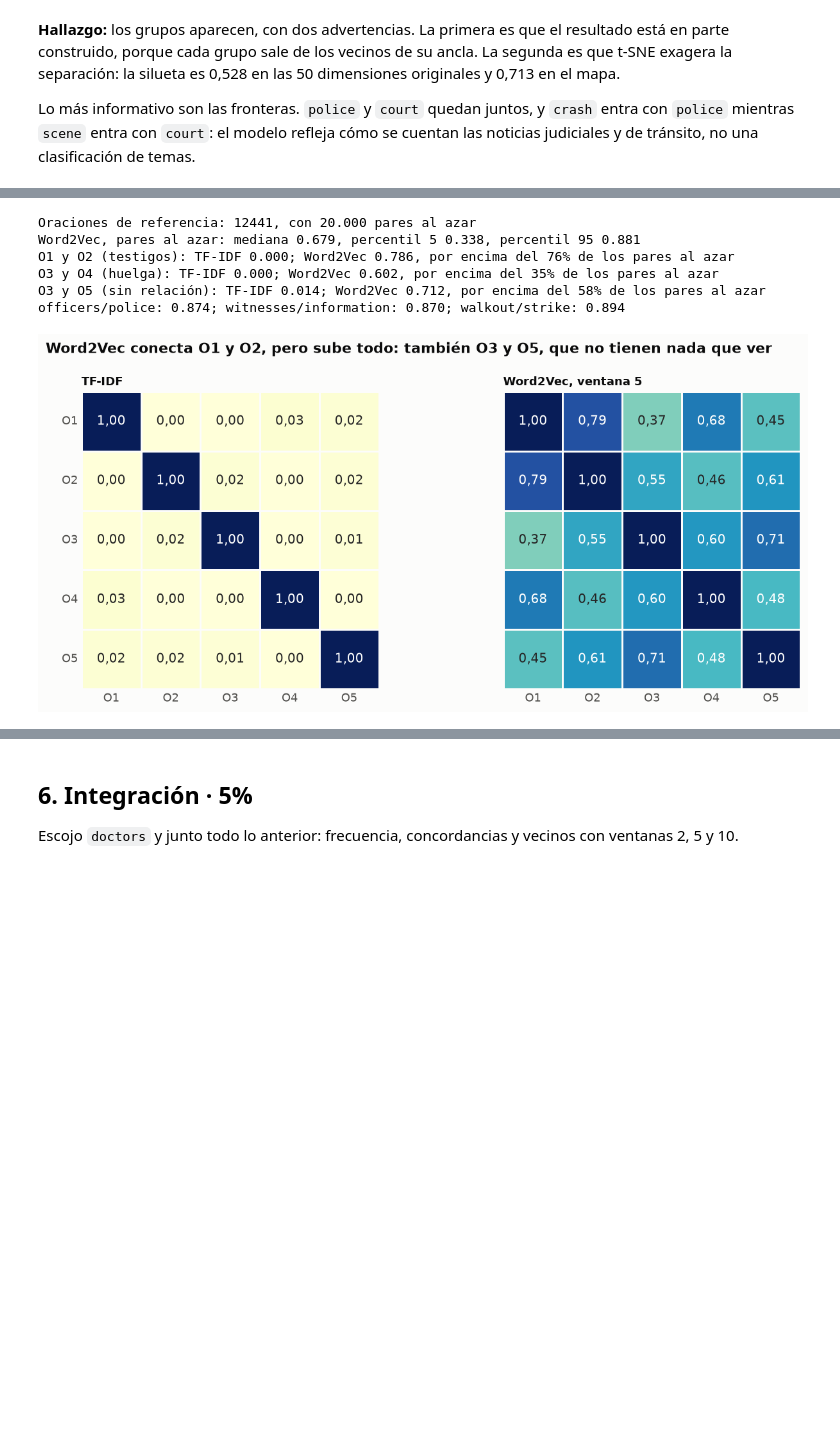
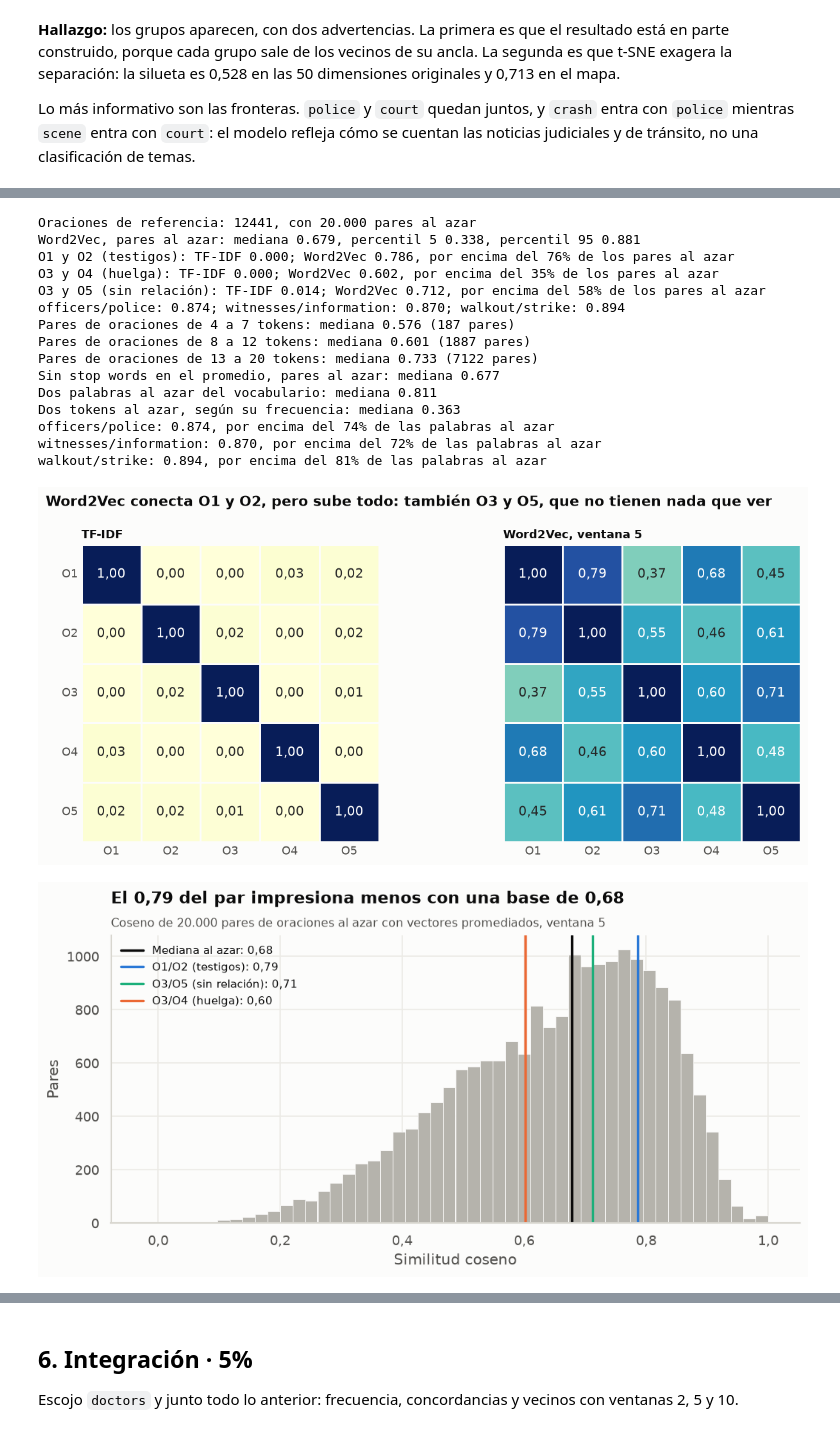
Before and after one commit to AlejoMoncada/llm-assignment1, a Jupyter notebook: 03_Assignment_Sesion1_BoW_Word2Vec.ipynb, the cells around one changed output, grey strips where cells are left out. Drawn from its saved outputs; the diff is of its cells as text; code cells hidden in the pictures; blank space fills up the shorter version.

```diff
--- a/03_Assignment_Sesion1_BoW_Word2Vec.ipynb
+++ b/03_Assignment_Sesion1_BoW_Word2Vec.ipynb
@@ -1312,31 +1312,82 @@ for i, j, nombre in [(0, 1, "O1 y O2 (testigos)"), (2, 3, "O3 y O4 (huelga)"), (
     print(f"{nombre}: TF-IDF {sim_tfidf[i, j]:.3f}; Word2Vec {sim_w2v[i, j]:.3f}, por encima del {np.mean(azar_w2v < sim_w2v[i, j]):.0%} de los pares al azar")
 print(f"officers/police: {modelo_5.wv.similarity('officers', 'police'):.3f}; witnesses/information: {modelo_5.wv.similarity('witnesses', 'information'):.3f}; walkout/strike: {modelo_5.wv.similarity('walkout', 'strike'):.3f}")
 
+longitudes = np.array([len(o) for o in oraciones_base])
+for minimo, maximo in [(4, 7), (8, 12), (13, 20)]:
+    grupo = (longitudes[pares_a] >= minimo) & (longitudes[pares_a] <= maximo) & (longitudes[pares_b] >= minimo) & (longitudes[pares_b] <= maximo)
+    print(f"Pares de oraciones de {minimo} a {maximo} tokens: mediana {np.median(azar_w2v[grupo]):.3f} ({grupo.sum()} pares)")
+
+sin_stop_base = normalize(np.array([
+    np.mean([modelo_5.wv[t] for t in o if t in modelo_5.wv and t not in STOP] or [modelo_5.wv[t] for t in o if t in modelo_5.wv], axis=0)
+    for o in oraciones_base
+]))
+print(f"Sin stop words en el promedio, pares al azar: mediana {np.median(np.sum(sin_stop_base[pares_a] * sin_stop_base[pares_b], axis=1)):.3f}")
+
+vectores_palabras = normalize(modelo_5.wv.vectors)
+palabra_a = rng_pares.integers(0, len(vectores_palabras), 20000)
+palabra_b = rng_pares.integers(0, len(vectores_palabras), 20000)
+azar_palabras = np.sum(vectores_palabras[palabra_a] * vectores_palabras[palabra_b], axis=1)
+print(f"Dos palabras al azar del vocabulario: mediana {np.median(azar_palabras):.3f}")
+pesos = np.array([FRECUENCIAS[p] for p in modelo_5.wv.index_to_key], dtype=float)
+token_a = rng_pares.choice(len(pesos), 20000, p=pesos / pesos.sum())
+token_b = rng_pares.choice(len(pesos), 20000, p=pesos / pesos.sum())
+azar_tokens = np.sum(vectores_palabras[token_a] * vectores_palabras[token_b], axis=1)
+print(f"Dos tokens al azar, según su frecuencia: mediana {np.median(azar_tokens):.3f}")
+for a, b in [("officers", "police"), ("witnesses", "information"), ("walkout", "strike")]:
+    similitud = modelo_5.wv.similarity(a, b)
+    print(f"{a}/{b}: {similitud:.3f}, por encima del {np.mean(azar_palabras < similitud):.0%} de las palabras al azar")
+
 fig, (izq, der) = plt.subplots(1, 2, figsize=(11.5, 5), sharey=True)
 for ax, matriz, titulo in [(izq, sim_tfidf, "TF-IDF"), (der, sim_w2v, "Word2Vec, ventana 5")]:
     sns.heatmap(
         matriz, vmin=0, vmax=1, cmap="YlGnBu", annot=np.vectorize(lambda x: es(x, 2))(matriz), fmt="",
         square=True, linewidths=1.5, linecolor=SURFACE, cbar=False,
         xticklabels=ETIQUETAS_MAPA, yticklabels=ETIQUETAS_MAPA, ax=ax,
     )
     ax.set_title(titulo, fontsize=11)
     ax.tick_params(length=0, rotation=0)
     ax.grid(False)
 fig.suptitle("Word2Vec conecta O1 y O2, pero sube todo: también O3 y O5, que no tienen nada que ver", fontsize=13, fontweight="bold", x=0.06, ha="left")
 plt.tight_layout()
 plt.show()
+
+mediana_azar = np.median(azar_w2v)
+fig, ax = plt.subplots(figsize=(10, 4.2))
+sns.histplot(azar_w2v, bins=50, color=GRAY, edgecolor=SURFACE, linewidth=0.5, alpha=1, ax=ax)
+for valor, texto, color in [
+    (mediana_azar, f"Mediana al azar: {es(mediana_azar, 2)}", INK),
+    (sim_w2v[0, 1], f"O1/O2 (testigos): {es(sim_w2v[0, 1], 2)}", BLUE),
+    (sim_w2v[2, 4], f"O3/O5 (sin relación): {es(sim_w2v[2, 4], 2)}", AQUA),
+    (sim_w2v[2, 3], f"O3/O4 (huelga): {es(sim_w2v[2, 3], 2)}", ORANGE),
+]:
+    ax.axvline(valor, color=color, lw=2, label=texto)
+ax.legend(loc="upper left", fontsize=9)
+titular(ax, f"El {es(sim_w2v[0, 1], 2)} del par impresiona menos con una base de {es(mediana_azar, 2)}", "Coseno de 20.000 pares de oraciones al azar con vectores promediados, ventana 5")
+ax.set(xlabel="Similitud coseno", ylabel="Pares")
+ticks_es(ax.xaxis, 1)
+plt.show()
 # %% [output]
 |  | Oración | Noticia |
 | O1 | Officers have appealed for witnes... | 211 |
 | O2 | Anyone with information was asked... | 257 |
 | O3 | The walkout is due to start on Tu... | 0 |
 | O4 | Junior doctors have so far taken ... | 832 |
 | O5 | Mr Musk announced a plan to buy T... | 442 |
 Oraciones de referencia: 12441, con 20.000 pares al azar
 Word2Vec, pares al azar: mediana 0.679, percentil 5 0.338, percentil 95 0.881
 O1 y O2 (testigos): TF-IDF 0.000; Word2Vec 0.786, por encima del 76% de los pares al azar
 O3 y O4 (huelga): TF-IDF 0.000; Word2Vec 0.602, por encima del 35% de los pares al azar
 O3 y O5 (sin relación): TF-IDF 0.014; Word2Vec 0.712, por encima del 58% de los pares al azar
 officers/police: 0.874; witnesses/information: 0.870; walkout/strike: 0.894
+Pares de oraciones de 4 a 7 tokens: mediana 0.576 (187 pares)
+Pares de oraciones de 8 a 12 tokens: mediana 0.601 (1887 pares)
+Pares de oraciones de 13 a 20 tokens: mediana 0.733 (7122 pares)
+Sin stop words en el promedio, pares al azar: mediana 0.677
+Dos palabras al azar del vocabulario: mediana 0.811
+Dos tokens al azar, según su frecuencia: mediana 0.363
+officers/police: 0.874, por encima del 74% de las palabras al azar
+witnesses/information: 0.870, por encima del 72% de las palabras al azar
+walkout/strike: 0.894, por encima del 81% de las palabras al azar
 [figure]
+[figure, added]
 # %% [markdown]
```
Also changed, not shown: parts of 22 cells of this notebook, 2 other files.
